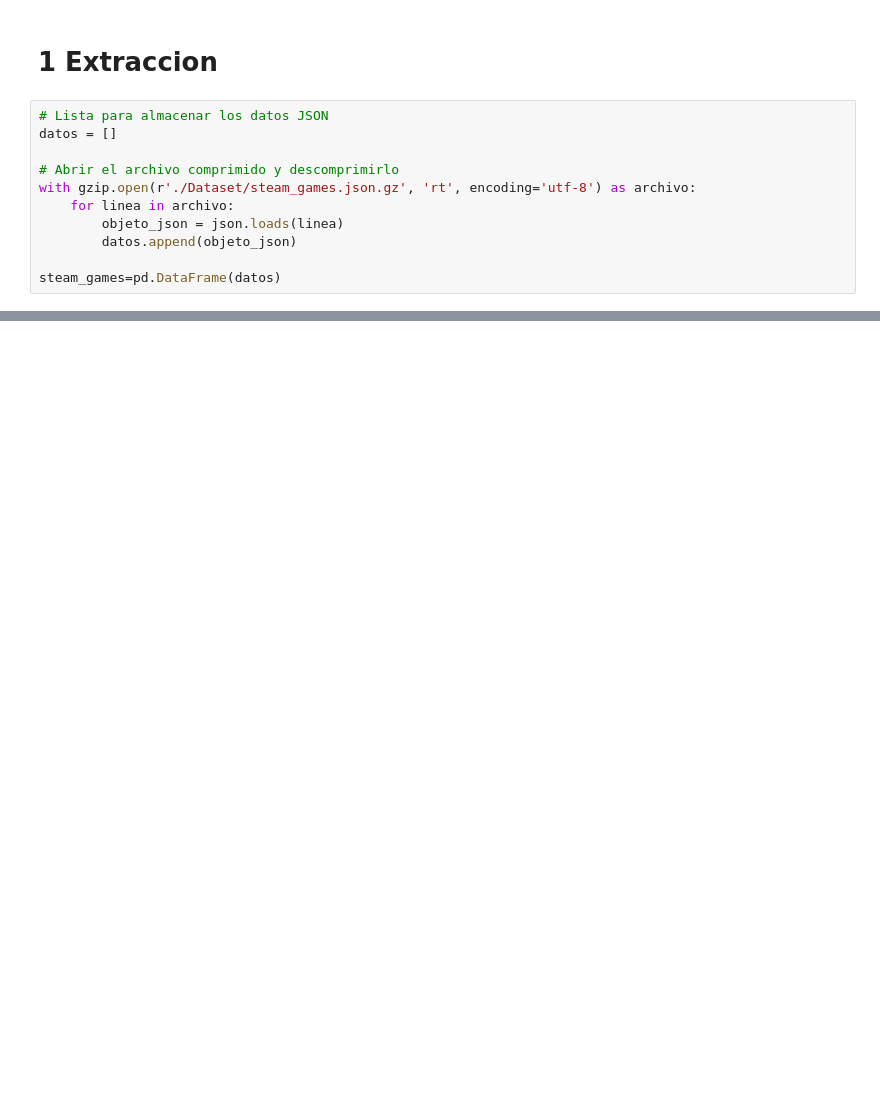
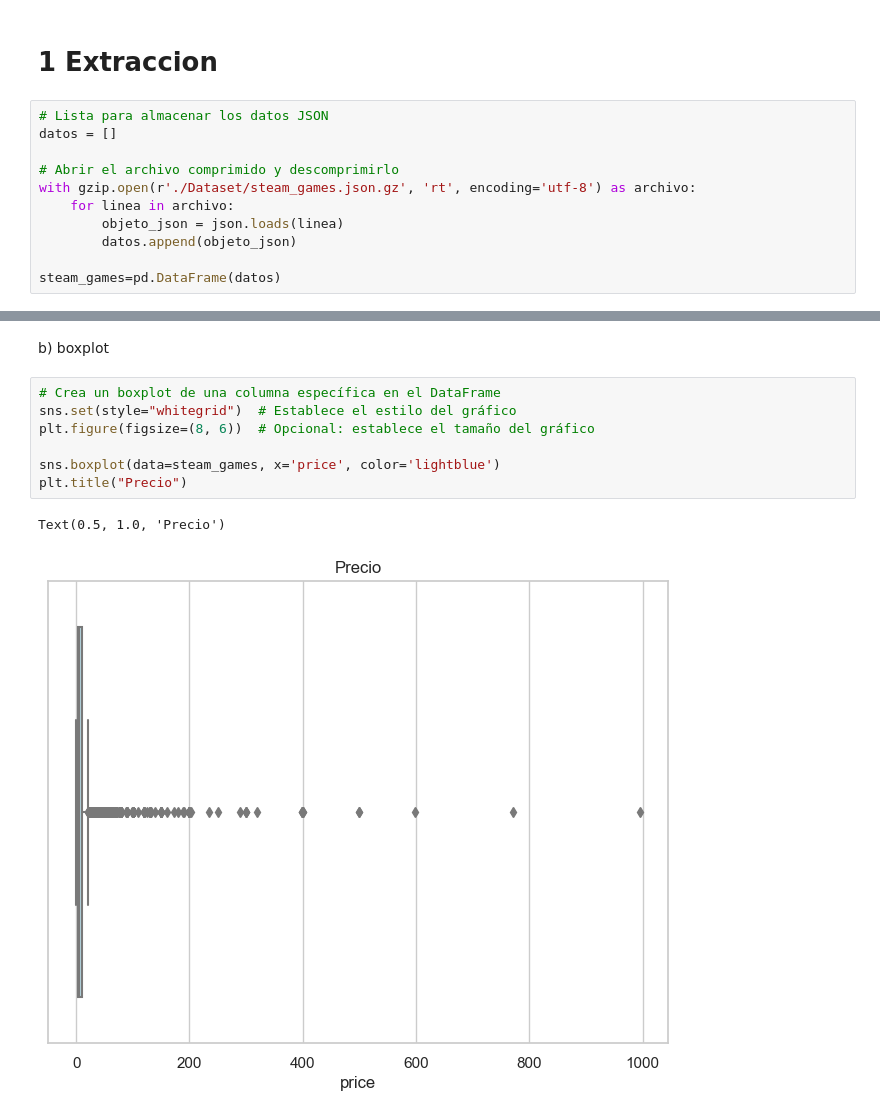
Before and after one commit to rodcordova/data_16_recomendacion, a Jupyter notebook: games_eda_etl.ipynb, the cells around one changed output, grey strips where cells are left out. Saved outputs shown, nothing was run; the diff lists cells and outputs as text; blank space fills up the shorter version.

```diff
--- a/games_eda_etl.ipynb
+++ b/games_eda_etl.ipynb
@@ -32,0 +153,12 @@ steam_games.tail()
+# %% [markdown]
+b) boxplot
+# %%
+# Crea un boxplot de una columna específica en el DataFrame
+sns.set(style="whitegrid")  # Establece el estilo del gráfico
+plt.figure(figsize=(8, 6))  # Opcional: establece el tamaño del gráfico
+
+sns.boxplot(data=steam_games, x='price', color='lightblue')
+plt.title("Precio")
+# %% [output]
+Text(0.5, 1.0, 'Precio')
+[figure, added]
```
Also changed, not shown: parts of 46 cells of this notebook, 3 other files.
